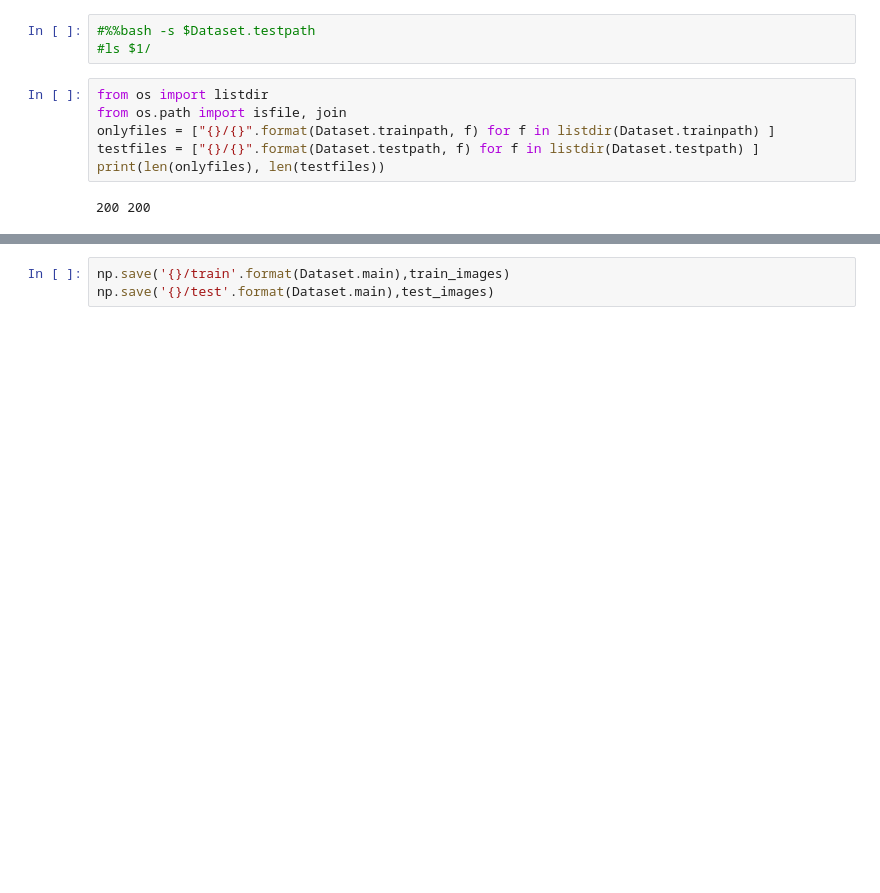
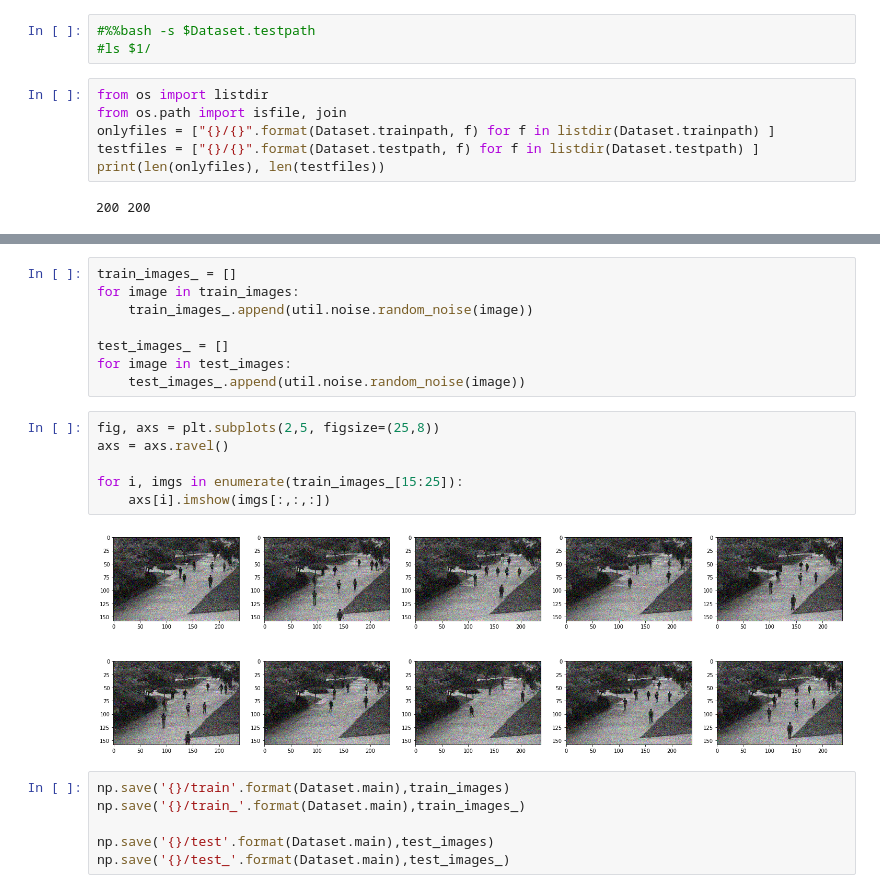
Before and after one commit to karishma33/DetectionProject, a Jupyter notebook: analysis.ipynb, the cells around one changed output, grey strips where cells are left out. Cells and saved outputs as stored; diff of their text form; blank space fills up the shorter version.

```diff
--- a/analysis.ipynb
+++ b/analysis.ipynb
@@ -80,3 +93,22 @@ for i, imgs in enumerate(test_images):
+# %%
+train_images_ = []
+for image in train_images:
+    train_images_.append(util.noise.random_noise(image))
+
+test_images_ = []
+for image in test_images:
+    test_images_.append(util.noise.random_noise(image))
+# %%
+fig, axs = plt.subplots(2,5, figsize=(25,8))
+axs = axs.ravel()
+
+for i, imgs in enumerate(train_images_[15:25]):
+    axs[i].imshow(imgs[:,:,:])
+# %% [output]
+[figure, added]
 # %%
 np.save('{}/train'.format(Dataset.main),train_images)
+np.save('{}/train_'.format(Dataset.main),train_images_)
+
 np.save('{}/test'.format(Dataset.main),test_images)
+np.save('{}/test_'.format(Dataset.main),test_images_)
```
Also changed, not shown: parts of 10 cells of this notebook, 2 other files.
